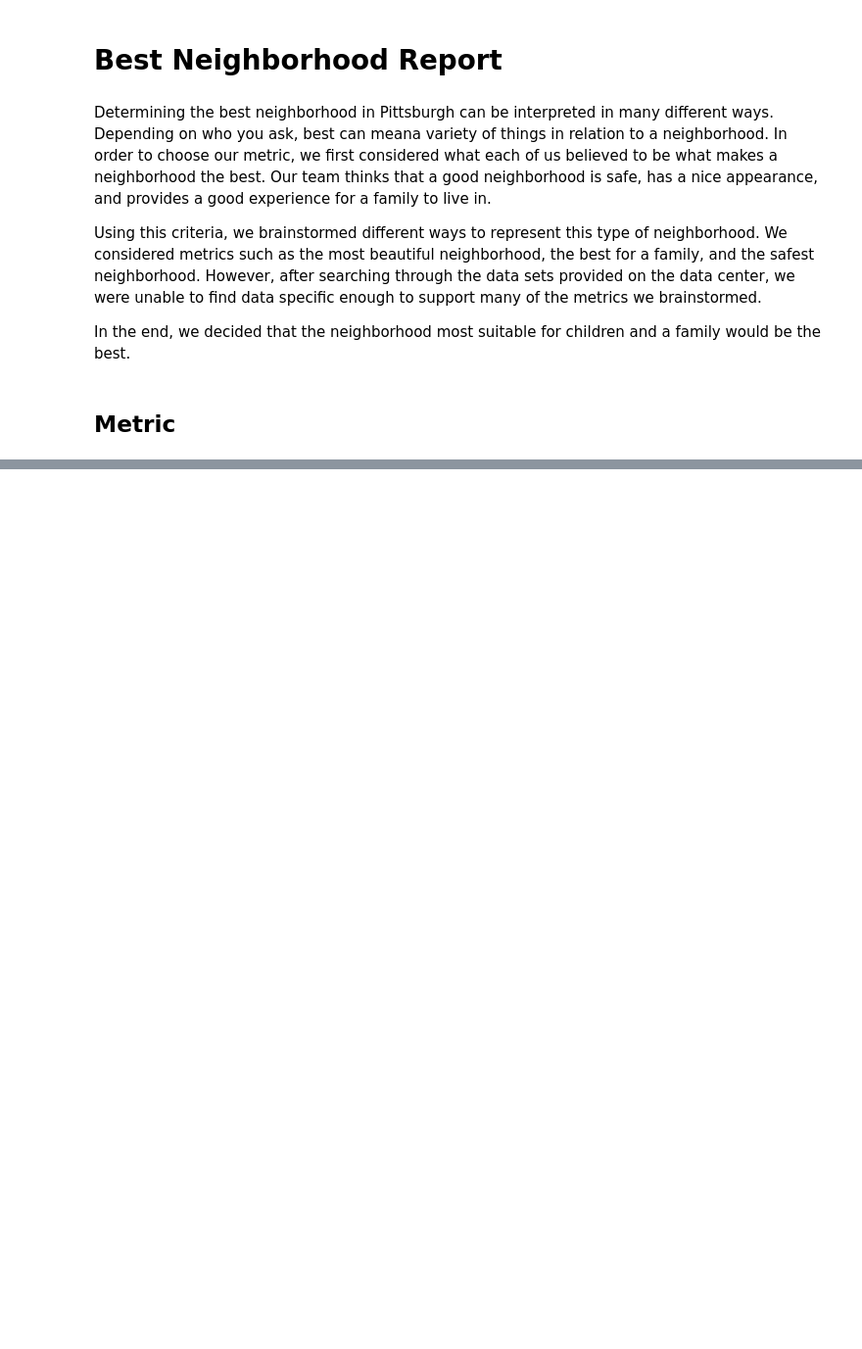
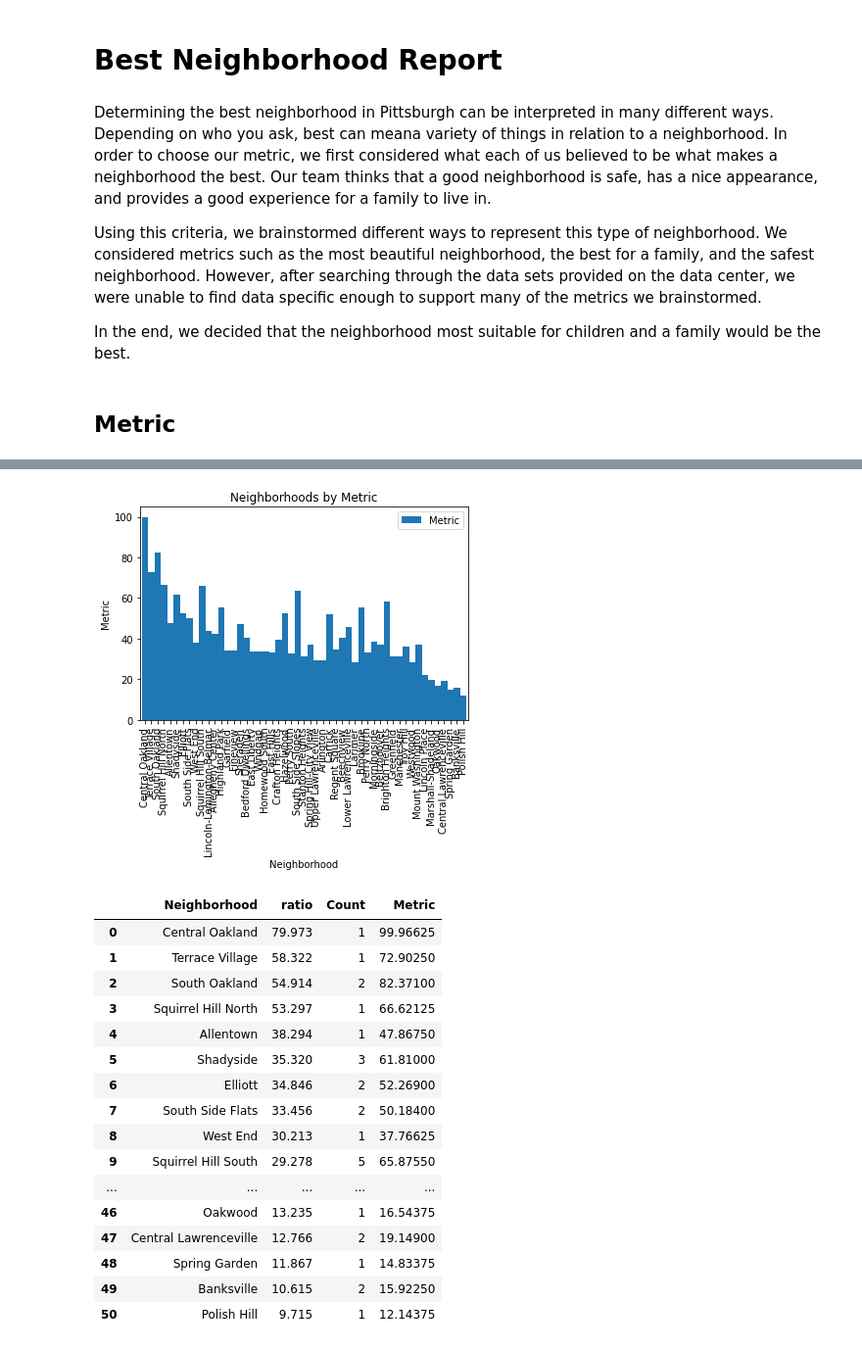
Before and after one commit to camickey7113/CMPINF-0010-Final-Project, a Jupyter notebook: final notebook.ipynb, the cells around one changed output, grey strips where cells are left out. Shown at 98% size. Drawn from its saved outputs; the diff is of its cells as text; code cells hidden in the pictures; blank space fills up the shorter version.

```diff
--- a/final notebook.ipynb
+++ b/final notebook.ipynb
@@ -22,0 +25,7 @@ By combining these three submetrics, we can measure the best neighborhood. We co
+# %%
+schoolData # data of school enrollment
+fieldData # data of fields/neighborhood
+
+data = pd.merge(schoolData, fieldData)
+data['Metric'] = data['ratio'] + (data['Count'] * data['ratio'] * 0.25)
+data.head(5)
@@ -22,0 +39,27 @@ By combining these three submetrics, we can measure the best neighborhood. We co
+# %%
+data.plot(x='Neighborhood', y='Metric', kind='bar', width=1)
+
+plt.xlabel('Neighborhood')
+plt.ylabel('Metric')
+plt.title('Neighborhoods by Metric')
+plt.show()
+data.head(7)
+# %% [output]
+[figure, added]
+|  | Neighborhood | ratio | Count | Metric |
+| 0 | Central Oakland | 79.973 | 1 | 99.96625 |
+| 1 | Terrace Village | 58.322 | 1 | 72.90250 |
+| 2 | South Oakland | 54.914 | 2 | 82.37100 |
+| 3 | Squirrel Hill North | 53.297 | 1 | 66.62125 |
+| 4 | Allentown | 38.294 | 1 | 47.86750 |
+| 5 | Shadyside | 35.320 | 3 | 61.81000 |
+| 6 | Elliott | 34.846 | 2 | 52.26900 |
+| 7 | South Side Flats | 33.456 | 2 | 50.18400 |
+| 8 | West End | 30.213 | 1 | 37.76625 |
+| 9 | Squirrel Hill South | 29.278 | 5 | 65.87550 |
+| ... | ... | ... | ... | ... |
+| 46 | Oakwood | 13.235 | 1 | 16.54375 |
+| 47 | Central Lawrenceville | 12.766 | 2 | 19.14900 |
+| 48 | Spring Garden | 11.867 | 1 | 14.83375 |
+| 49 | Banksville | 10.615 | 2 | 15.92250 |
+| 50 | Polish Hill | 9.715 | 1 | 12.14375 |
```
Also changed, not shown: parts of 5 cells of this notebook, 2 other files.
